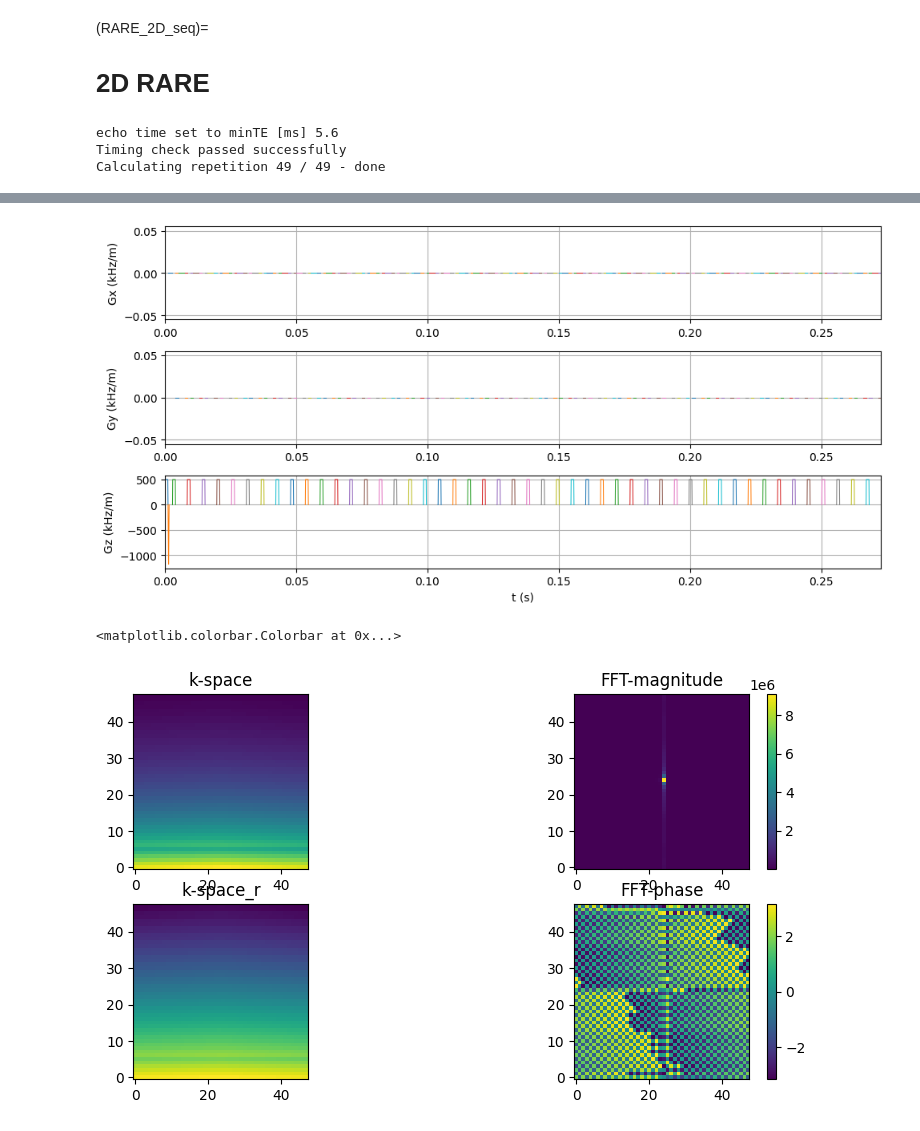
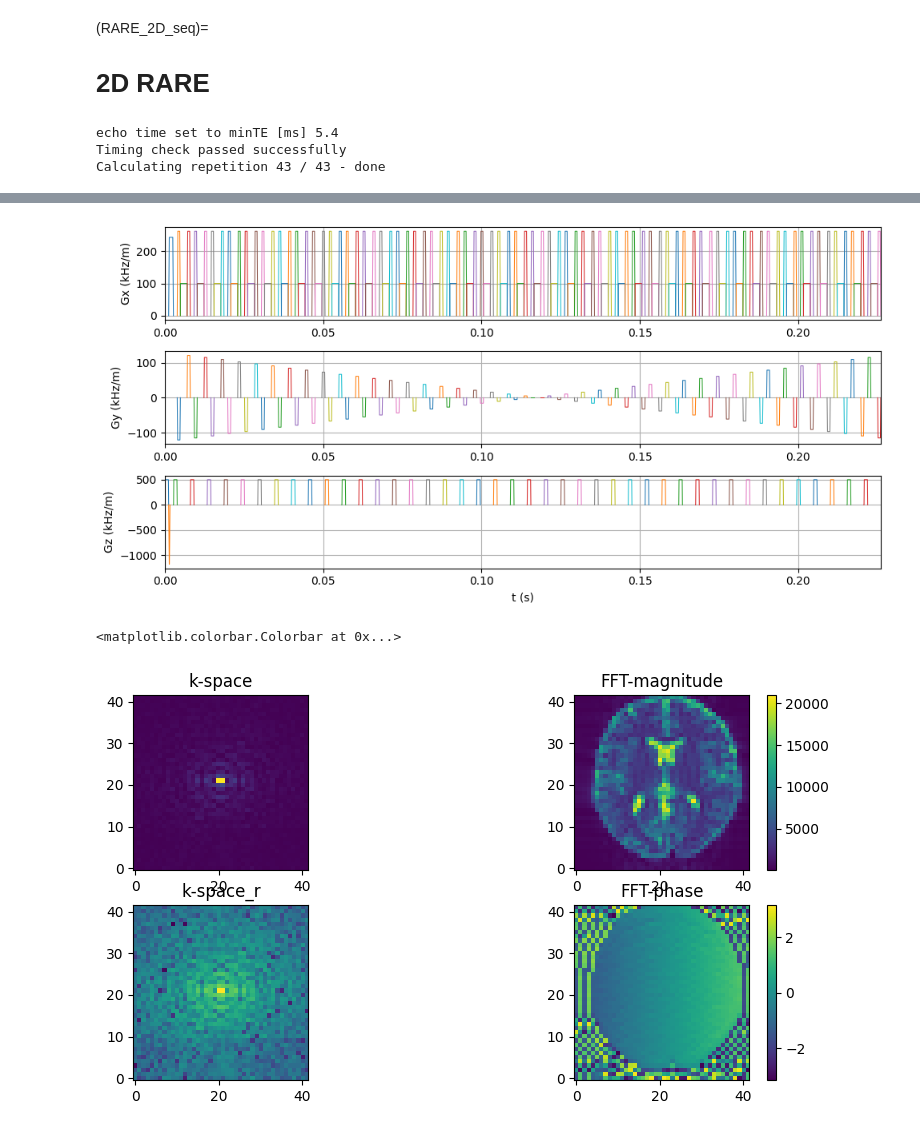
Before and after one commit to MRsources/MRzero-Core, a Jupyter notebook: documentation/playground_mr0/unsorted/improved_mr0_RARE_2D_seq.ipynb, the cells around one changed output, grey strips where cells are left out. Saved outputs shown, nothing was run; the diff lists cells and outputs as text; code cells hidden in the pictures.

```diff
--- a/documentation/playground_mr0/unsorted/improved_mr0_RARE_2D_seq.ipynb
+++ b/documentation/playground_mr0/unsorted/improved_mr0_RARE_2D_seq.ipynb
@@ -32,7 +32,7 @@ fov = 200e-3
 slice_thickness = 8e-3
 
 
-base_resolution= 48 # @param {type: "slider", min: 2, max: 112,step:2}
+base_resolution= 42 # @param {type: "slider", min: 2, max: 112,step:2}
 
 Nread  = base_resolution  # frequency encoding steps/samples
 Nphase = base_resolution  # phase encoding steps/samples
@@ -79,19 +79,24 @@ if TI_s>0:
 seq.add_block(rf1,gz1)
 seq.add_block(gx_pre0,gzr1)
 
-# the minimal TE is given by one full period form ref pulse to ref pulse, thus rf2+gx+2*gp
-minTE2=(pp.calc_duration(rf2) +pp.calc_duration(gx) + 2*pp.calc_duration(gp))/2
+# the minimal TE is given by one full period form ref pulse to ref pulse, thus gz2+gx+2*gp
+minTE2=(pp.calc_duration(gz2) +pp.calc_duration(gx) + 2*pp.calc_duration(gp))/2
+
 minTE2=round(minTE2/10e-5)*10e-5
+
+
 # to realize longer TE,  we introduce a TEdelay that is added before and afetr the encoding period
 TEd=round(max(0, (TE/2-minTE2))/10e-5)*10e-5  # round to raster time
+
 if TEd==0:
   print('echo time set to minTE [ms]', 2*(minTE2 +TEd)*1000)
 else:
   print(' TE [ms]', 2*(minTE2 +TEd)*1000)
 
+
 # last timing step is to add TE/2 also between excitation and first ref pulse
 # from pulse top to pulse top we have already played out one full rf and gx_pre0, thus we substract these from TE/2
-seq.add_block(pp.make_delay((minTE2 +TEd ) - pp.calc_duration(rf1)-pp.calc_duration(gx_pre0)))
+seq.add_block(pp.make_delay((minTE2 +TEd ) - pp.calc_duration(gz1)-pp.calc_duration(gx_pre0)))
 
 for ii in range(-Nphase // 2, Nphase // 2):  # e.g. -64:63
     gp  = pp.make_trapezoid(channel='y', area=+ii / fov*G_flag[1], duration=1e-3, system=system)
@@ -152,6 +157,6 @@ plt.title('FFT-phase')
 mr0.util.imshow(np.angle(space.numpy()), vmin=-np.pi, vmax=np.pi)
 plt.colorbar()
 # %% [output]
-echo time set to minTE [ms] 5.6
+echo time set to minTE [ms] 5.4
 Timing check passed successfully
-Calculating repetition 49 / 49 - done
+Calculating repetition 43 / 43 - done
@@ -159,3 +164,3 @@ Calculating repetition 49 / 49 - done
-[figure, old version]
+[figure, new version]
 <matplotlib.colorbar.Colorbar at 0x...>
-[figure, old version]
+[figure, new version]
```
Also changed, not shown: parts of 1 cell of this notebook.
